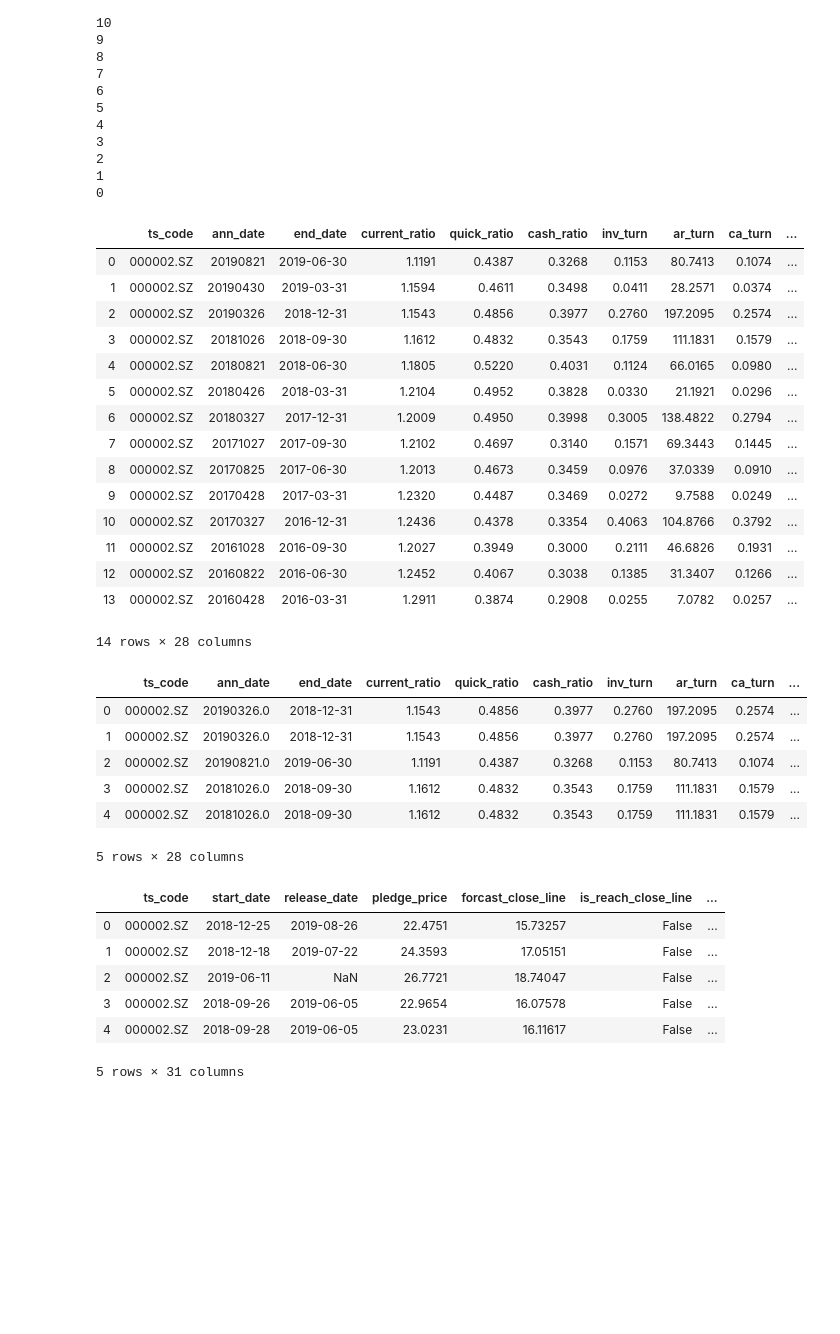
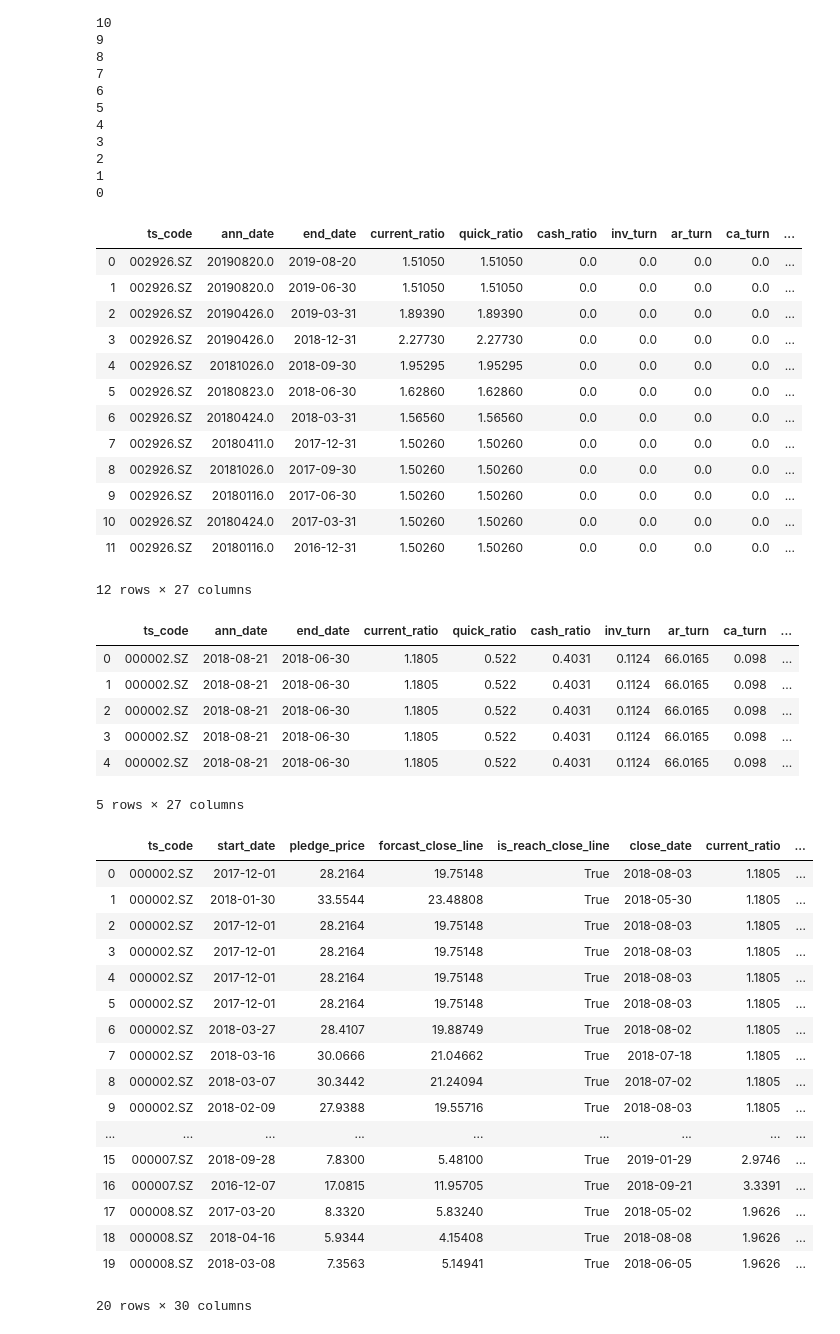
Before and after one commit to TianChenjiang/Networker, a Jupyter notebook: model/Experiment/data_clean/merge_pledge_and_company.ipynb, the cells around one changed output. Drawn from its saved outputs; the diff is of its cells as text; code cells hidden in the pictures; blank space fills up the shorter version.

```diff
--- a/model/Experiment/data_clean/merge_pledge_and_company.ipynb
+++ b/model/Experiment/data_clean/merge_pledge_and_company.ipynb
@@ -4,6 +5,6 @@ import tushare as ts
 # %%
-pledge = pd.read_csv('../data/pledge/pledge_neg.csv',
-                     parse_dates=['start_date'])
+pledge = pd.read_csv('../data/pledge/pledge_pos.csv',
+                     parse_dates=['start_date', 'close_date'])
 # %%
 pledge.info()
 # %% [output]
@@ -36,8 +37,7 @@ len(code_list)
 # %%
 fund_dict = {
-    code: pd.read_csv('../data/fund/company_fund_{}.csv'.format(code),
-                      index_col=0,
-                      parse_dates=['end_date'])
+    code: pd.read_csv('../data/fund_clean/{}.csv'.format(code),
+                      parse_dates=['end_date', 'ann_date'])
     for code in code_list
 }
 # %%
@@ -59,24 +59,22 @@ for i in reversed(range(len(fund_dict['000002.SZ']))):
 1
 0
 # %%
-fund_dict['000002.SZ']
+fund_dict['002926.SZ']
 # %% [output]
 |  | ts_code | ann_date | end_date | current_ratio | quick_ratio | cash_ratio | inv_turn | ar_turn | ca_turn | ... |
-| 0 | 000002.SZ | 20190821 | 2019-06-30 | 1.1191 | 0.4387 | 0.3268 | 0.1153 | 80.7413 | 0.1074 | ... |
-| 1 | 000002.SZ | 20190430 | 2019-03-31 | 1.1594 | 0.4611 | 0.3498 | 0.0411 | 28.2571 | 0.0374 | ... |
-| 2 | 000002.SZ | 20190326 | 2018-12-31 | 1.1543 | 0.4856 | 0.3977 | 0.2760 | 197.2095 | 0.2574 | ... |
-| 3 | 000002.SZ | 20181026 | 2018-09-30 | 1.1612 | 0.4832 | 0.3543 | 0.1759 | 111.1831 | 0.1579 | ... |
-| 4 | 000002.SZ | 20180821 | 2018-06-30 | 1.1805 | 0.5220 | 0.4031 | 0.1124 | 66.0165 | 0.0980 | ... |
-| 5 | 000002.SZ | 20180426 | 2018-03-31 | 1.2104 | 0.4952 | 0.3828 | 0.0330 | 21.1921 | 0.0296 | ... |
-| 6 | 000002.SZ | 20180327 | 2017-12-31 | 1.2009 | 0.4950 | 0.3998 | 0.3005 | 138.4822 | 0.2794 | ... |
-| 7 | 000002.SZ | 20171027 | 2017-09-30 | 1.2102 | 0.4697 | 0.3140 | 0.1571 | 69.3443 | 0.1445 | ... |
-| 8 | 000002.SZ | 20170825 | 2017-06-30 | 1.2013 | 0.4673 | 0.3459 | 0.0976 | 37.0339 | 0.0910 | ... |
-| 9 | 000002.SZ | 20170428 | 2017-03-31 | 1.2320 | 0.4487 | 0.3469 | 0.0272 | 9.7588 | 0.0249 | ... |
-| 10 | 000002.SZ | 20170327 | 2016-12-31 | 1.2436 | 0.4378 | 0.3354 | 0.4063 | 104.8766 | 0.3792 | ... |
-| 11 | 000002.SZ | 20161028 | 2016-09-30 | 1.2027 | 0.3949 | 0.3000 | 0.2111 | 46.6826 | 0.1931 | ... |
-| 12 | 000002.SZ | 20160822 | 2016-06-30 | 1.2452 | 0.4067 | 0.3038 | 0.1385 | 31.3407 | 0.1266 | ... |
-| 13 | 000002.SZ | 20160428 | 2016-03-31 | 1.2911 | 0.3874 | 0.2908 | 0.0255 | 7.0782 | 0.0257 | ... |
+| 0 | 002926.SZ | 20190820.0 | 2019-08-20 | 1.51050 | 1.51050 | 0.0 | 0.0 | 0.0 | 0.0 | ... |
+| 1 | 002926.SZ | 20190820.0 | 2019-06-30 | 1.51050 | 1.51050 | 0.0 | 0.0 | 0.0 | 0.0 | ... |
+| 2 | 002926.SZ | 20190426.0 | 2019-03-31 | 1.89390 | 1.89390 | 0.0 | 0.0 | 0.0 | 0.0 | ... |
+| 3 | 002926.SZ | 20190426.0 | 2018-12-31 | 2.27730 | 2.27730 | 0.0 | 0.0 | 0.0 | 0.0 | ... |
+| 4 | 002926.SZ | 20181026.0 | 2018-09-30 | 1.95295 | 1.95295 | 0.0 | 0.0 | 0.0 | 0.0 | ... |
+| 5 | 002926.SZ | 20180823.0 | 2018-06-30 | 1.62860 | 1.62860 | 0.0 | 0.0 | 0.0 | 0.0 | ... |
+| 6 | 002926.SZ | 20180424.0 | 2018-03-31 | 1.56560 | 1.56560 | 0.0 | 0.0 | 0.0 | 0.0 | ... |
+| 7 | 002926.SZ | 20180411.0 | 2017-12-31 | 1.50260 | 1.50260 | 0.0 | 0.0 | 0.0 | 0.0 | ... |
+| 8 | 002926.SZ | 20181026.0 | 2017-09-30 | 1.50260 | 1.50260 | 0.0 | 0.0 | 0.0 | 0.0 | ... |
+| 9 | 002926.SZ | 20180116.0 | 2017-06-30 | 1.50260 | 1.50260 | 0.0 | 0.0 | 0.0 | 0.0 | ... |
+| 10 | 002926.SZ | 20180424.0 | 2017-03-31 | 1.50260 | 1.50260 | 0.0 | 0.0 | 0.0 | 0.0 | ... |
+| 11 | 002926.SZ | 20180116.0 | 2016-12-31 | 1.50260 | 1.50260 | 0.0 | 0.0 | 0.0 | 0.0 | ... |
-14 rows × 28 columns
+12 rows × 27 columns
 # %%
 def merge_fund(x):
     fund_df = fund_dict[x.ts_code]
@@ -86,7 +84,7 @@ def merge_fund(x):
         pledge_date = x.start_date
     for i in reversed(range(len(fund_df))):
         fund_ser = fund_df.loc[i]
-        fund_date = fund_ser['end_date']
+        fund_date = fund_ser['ann_date']
         if fund_date >= pledge_date:
             return fund_ser
 # %%
@@ -95,12 +93,12 @@ fund_df = pledge.apply(merge_fund, axis=1)
 fund_df.head()
 # %% [output]
 |  | ts_code | ann_date | end_date | current_ratio | quick_ratio | cash_ratio | inv_turn | ar_turn | ca_turn | ... |
-| 0 | 000002.SZ | 20190326.0 | 2018-12-31 | 1.1543 | 0.4856 | 0.3977 | 0.2760 | 197.2095 | 0.2574 | ... |
-| 1 | 000002.SZ | 20190326.0 | 2018-12-31 | 1.1543 | 0.4856 | 0.3977 | 0.2760 | 197.2095 | 0.2574 | ... |
-| 2 | 000002.SZ | 20190821.0 | 2019-06-30 | 1.1191 | 0.4387 | 0.3268 | 0.1153 | 80.7413 | 0.1074 | ... |
-| 3 | 000002.SZ | 20181026.0 | 2018-09-30 | 1.1612 | 0.4832 | 0.3543 | 0.1759 | 111.1831 | 0.1579 | ... |
-| 4 | 000002.SZ | 20181026.0 | 2018-09-30 | 1.1612 | 0.4832 | 0.3543 | 0.1759 | 111.1831 | 0.1579 | ... |
+| 0 | 000002.SZ | 2018-08-21 | 2018-06-30 | 1.1805 | 0.522 | 0.4031 | 0.1124 | 66.0165 | 0.098 | ... |
+| 1 | 000002.SZ | 2018-08-21 | 2018-06-30 | 1.1805 | 0.522 | 0.4031 | 0.1124 | 66.0165 | 0.098 | ... |
+| 2 | 000002.SZ | 2018-08-21 | 2018-06-30 | 1.1805 | 0.522 | 0.4031 | 0.1124 | 66.0165 | 0.098 | ... |
+| 3 | 000002.SZ | 2018-08-21 | 2018-06-30 | 1.1805 | 0.522 | 0.4031 | 0.1124 | 66.0165 | 0.098 | ... |
+| 4 | 000002.SZ | 2018-08-21 | 2018-06-30 | 1.1805 | 0.522 | 0.4031 | 0.1124 | 66.0165 | 0.098 | ... |
-5 rows × 28 columns
+5 rows × 27 columns
 # %%
 fund_df = fund_df.drop(['ts_code'], axis=1)
 # %%
@@ -108,15 +106,26 @@ pledge = pd.concat([pledge, fund_df], axis=1)
 # %%
 pledge = pledge.drop(['ann_date', 'end_date'], axis=1)
 # %%
-pledge.head()
+pledge.head(20)
 # %% [output]
-|  | ts_code | start_date | release_date | pledge_price | forcast_close_line | is_reach_close_line | ... |
-| 0 | 000002.SZ | 2018-12-25 | 2019-08-26 | 22.4751 | 15.73257 | False | ... |
-| 1 | 000002.SZ | 2018-12-18 | 2019-07-22 | 24.3593 | 17.05151 | False | ... |
-| 2 | 000002.SZ | 2019-06-11 | NaN | 26.7721 | 18.74047 | False | ... |
-| 3 | 000002.SZ | 2018-09-26 | 2019-06-05 | 22.9654 | 16.07578 | False | ... |
-| 4 | 000002.SZ | 2018-09-28 | 2019-06-05 | 23.0231 | 16.11617 | False | ... |
+|  | ts_code | start_date | pledge_price | forcast_close_line | is_reach_close_line | close_date | current_ratio | ... |
+| 0 | 000002.SZ | 2017-12-01 | 28.2164 | 19.75148 | True | 2018-08-03 | 1.1805 | ... |
+| 1 | 000002.SZ | 2018-01-30 | 33.5544 | 23.48808 | True | 2018-05-30 | 1.1805 | ... |
+| 2 | 000002.SZ | 2017-12-01 | 28.2164 | 19.75148 | True | 2018-08-03 | 1.1805 | ... |
+| 3 | 000002.SZ | 2017-12-01 | 28.2164 | 19.75148 | True | 2018-08-03 | 1.1805 | ... |
+| 4 | 000002.SZ | 2017-12-01 | 28.2164 | 19.75148 | True | 2018-08-03 | 1.1805 | ... |
+| 5 | 000002.SZ | 2017-12-01 | 28.2164 | 19.75148 | True | 2018-08-03 | 1.1805 | ... |
+| 6 | 000002.SZ | 2018-03-27 | 28.4107 | 19.88749 | True | 2018-08-02 | 1.1805 | ... |
+| 7 | 000002.SZ | 2018-03-16 | 30.0666 | 21.04662 | True | 2018-07-18 | 1.1805 | ... |
+| 8 | 000002.SZ | 2018-03-07 | 30.3442 | 21.24094 | True | 2018-07-02 | 1.1805 | ... |
+| 9 | 000002.SZ | 2018-02-09 | 27.9388 | 19.55716 | True | 2018-08-03 | 1.1805 | ... |
+| ... | ... | ... | ... | ... | ... | ... | ... | ... |
+| 15 | 000007.SZ | 2018-09-28 | 7.8300 | 5.48100 | True | 2019-01-29 | 2.9746 | ... |
+| 16 | 000007.SZ | 2016-12-07 | 17.0815 | 11.95705 | True | 2018-09-21 | 3.3391 | ... |
+| 17 | 000008.SZ | 2017-03-20 | 8.3320 | 5.83240 | True | 2018-05-02 | 1.9626 | ... |
+| 18 | 000008.SZ | 2018-04-16 | 5.9344 | 4.15408 | True | 2018-08-08 | 1.9626 | ... |
+| 19 | 000008.SZ | 2018-03-08 | 7.3563 | 5.14941 | True | 2018-06-05 | 1.9626 | ... |
-5 rows × 31 columns
+20 rows × 30 columns
 # %%
 pledge.info()
 # %% [output]
```
Also changed, not shown: parts of 11 cells of this notebook, 5 other files.
